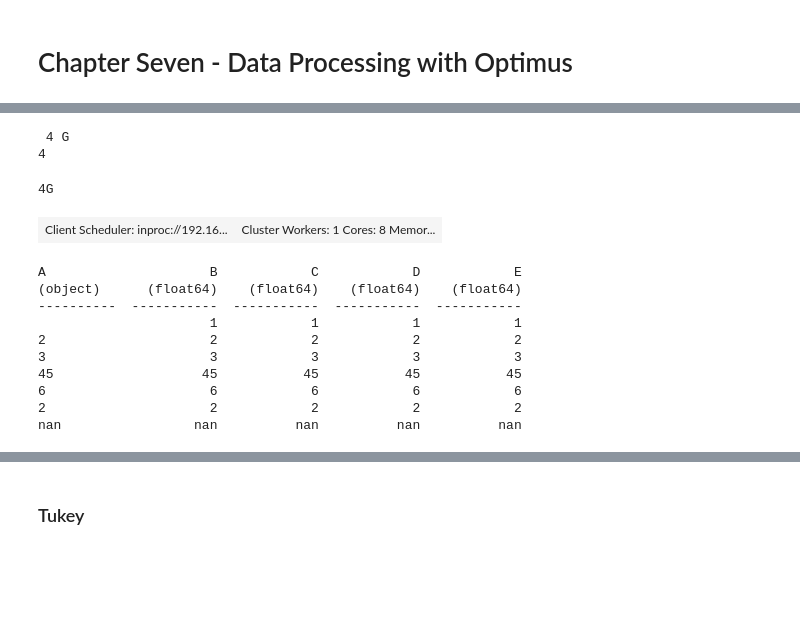
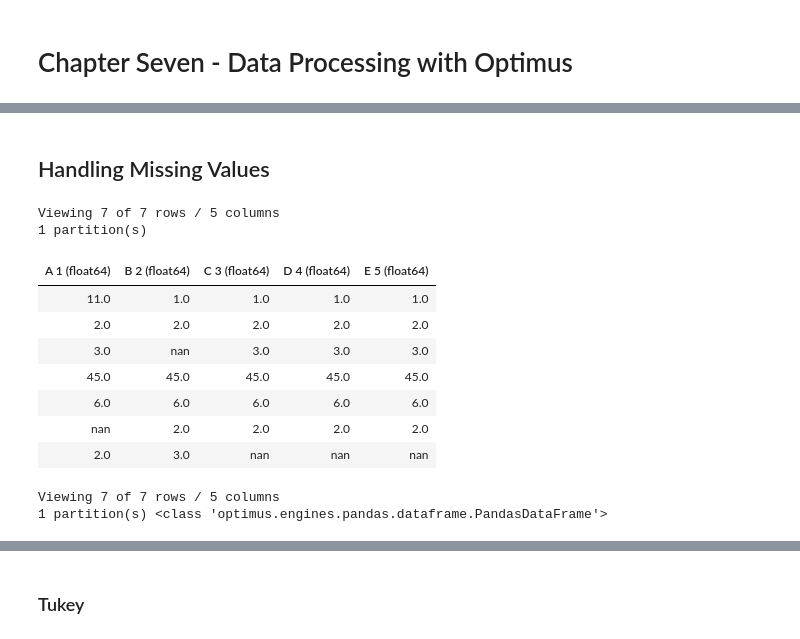
Before and after one commit to PacktPublishing/Data-Processing-with-Optimus, a Jupyter notebook: Chapter07/Chapter Seven - Data Processing with Optimus.ipynb, the cells around one changed output, grey strips where cells are left out. Cells and saved outputs as stored; diff of their text form; code cells hidden in the pictures; blank space fills up the shorter version.

```diff
--- a/Chapter07/Chapter Seven - Data Processing with Optimus.ipynb
+++ b/Chapter07/Chapter Seven - Data Processing with Optimus.ipynb
@@ -11,19 +16,0 @@ from optimus import Optimus
-# %%
-import re
-size="4G"
-size = size.upper()
-size = re.sub(r'([KMGT]?B?)', r' \1', size)
-print(size)
-number, unit = [string.strip() for string in size.split()]
-print(number)
-# %% [output]
- 4 G
-4
-# %%
-engine = "dask"
-op = Optimus(engine, n_workers=1, threads_per_worker=8, silence_logs=30, memory_limit="4 GB")
-conn = op.connect.s3(endpoint_url="https://nyc3.digitaloceanspaces.com", bucket="bumblebee", key="H4MX3NNBKJJN65JNXUXM", secret="fhZFWr++ltSHsN/KKqKw6JevlXd2yf/OWt9Q0qqB6D8")
-df = op.load.file("store.csv", conn=conn)
-df = df.repartition("auto").execute()
-# %% [output]
-4G
@@ -33,19 +17,24 @@ op = Optimus("dask")
-# %%
-op.client
-# %% [output]
-| Client Scheduler: inproc://192.16... | Cluster Workers: 1 Cores: 8 Memor... |
+# %% [markdown]
+## Handling Missing Values
 # %%
-import numpy as np
-df = op.create.dataframe({"A":["",2,3,45,6,2,np.nan],"B":[1,2,3,45,6,2,np.nan],"C":[1,2,3,45,6,2,np.nan],"D":[1,2,3,45,6,2,np.nan],"E":[1,2,3,45,6,2,np.nan]})
-df.print()
+df = op.create.dataframe({
+    "A":[11,2,3,45,6,op.nan,2],
+    "B":[1,2,op.nan,45,6,2,3],
+    "C":[1,2,3,45,6,2,op.nan],
+    "D":[1,2,3,45,6,2,op.nan],
+    "E":[1,2,3,45,6,2,op.nan]
+})
+df
 # %% [output]
-A                     B            C            D            E
-(object)      (float64)    (float64)    (float64)    (float64)
-----------  -----------  -----------  -----------  -----------
-                      1            1            1            1
-2                     2            2            2            2
-3                     3            3            3            3
-45                   45           45           45           45
-6                     6            6            6            6
-2                     2            2            2            2
-nan                 nan          nan          nan          nan
+Viewing 7 of 7 rows / 5 columns
+1 partition(s)
+| A 1 (float64) | B 2 (float64) | C 3 (float64) | D 4 (float64) | E 5 (float64) |
+| 11.0 | 1.0 | 1.0 | 1.0 | 1.0 |
+| 2.0 | 2.0 | 2.0 | 2.0 | 2.0 |
+| 3.0 | nan | 3.0 | 3.0 | 3.0 |
+| 45.0 | 45.0 | 45.0 | 45.0 | 45.0 |
+| 6.0 | 6.0 | 6.0 | 6.0 | 6.0 |
+| nan | 2.0 | 2.0 | 2.0 | 2.0 |
+| 2.0 | 3.0 | nan | nan | nan |
+Viewing 7 of 7 rows / 5 columns
+1 partition(s) <class 'optimus.engines.pandas.dataframe.PandasDataFrame'>
```
Also changed, not shown: parts of 109 cells of this notebook.
